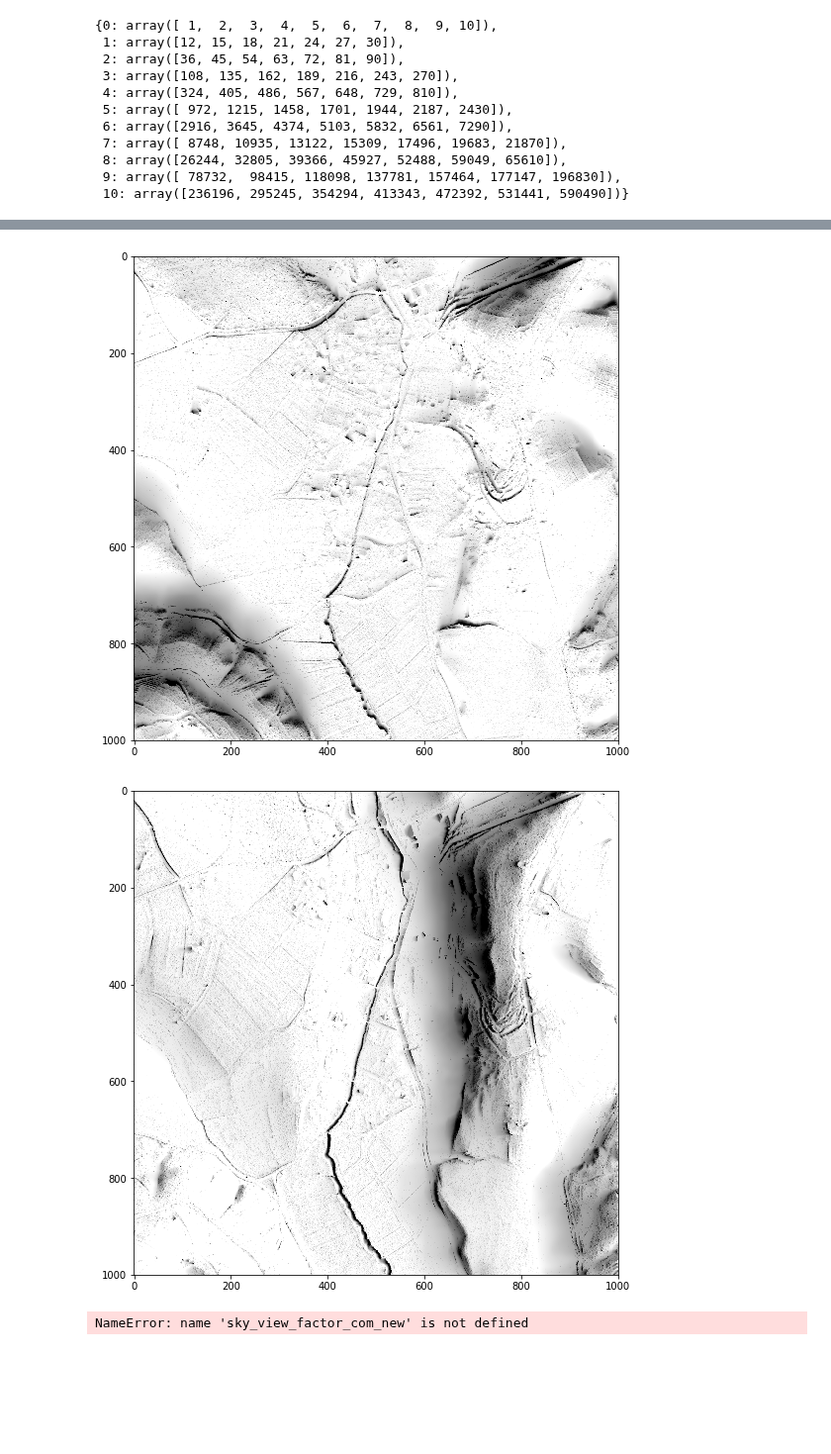
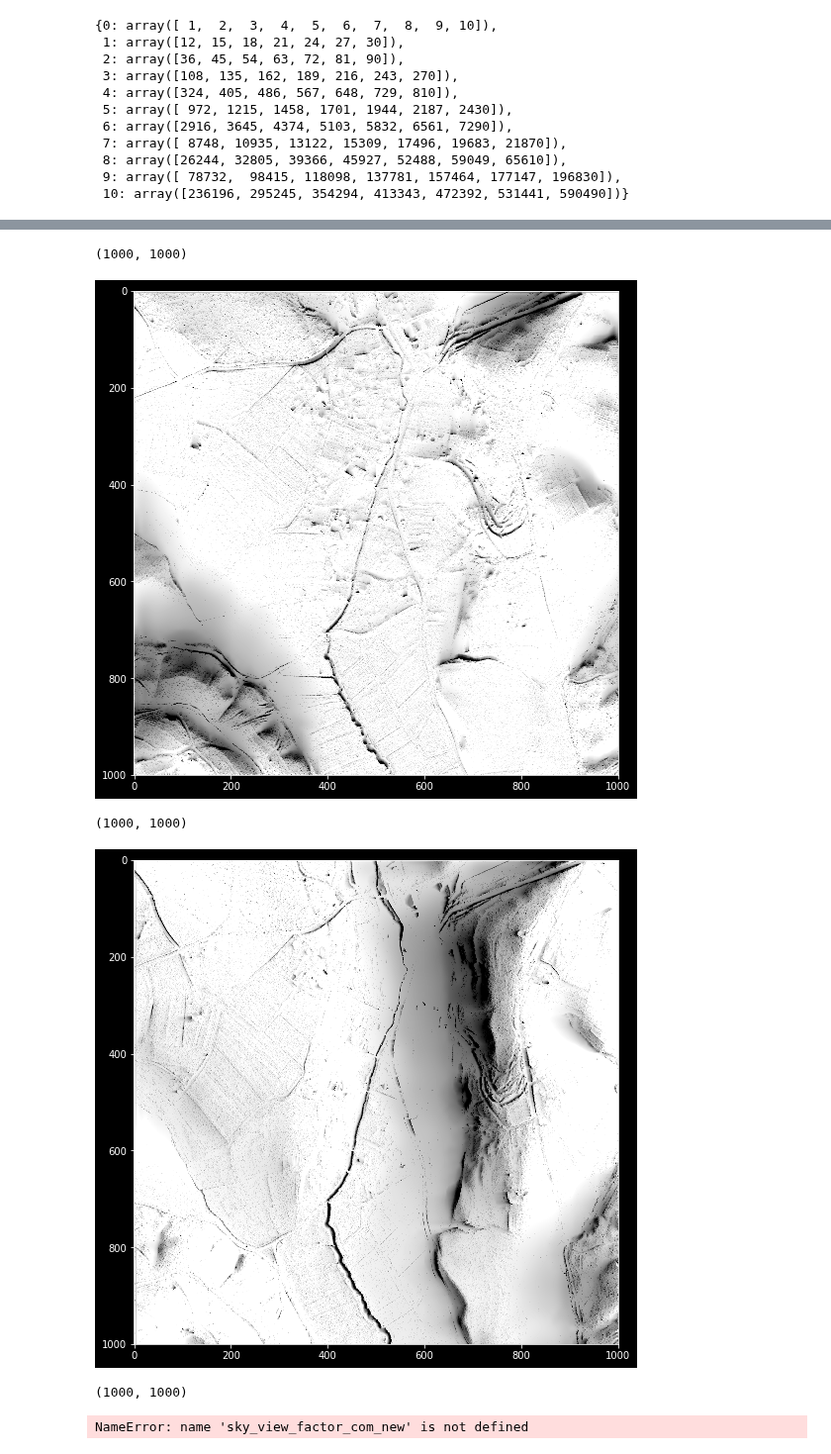
Before and after one commit to EarthObservation/RVT_py, a Jupyter notebook: rvt/ssky_illumination_klemen.ipynb, the cells around one changed output, grey strips where cells are left out. Shown at 99% size. Drawn from its saved outputs; the diff is of its cells as text; code cells hidden in the pictures; blank space fills up the shorter version.

Commit message:
corrected bug in pyramids, it is still not perfect for the even pyramid scales, if you keep it odd, then it works

```diff
--- a/rvt/ssky_illumination_klemen.ipynb
+++ b/rvt/ssky_illumination_klemen.ipynb
@@ -154,9 +189,9 @@ def horizon_generate_coarse_dem(dem_fine,
 # %%
 def horizon_generate_pyramids(dem,
-                              num_directions=32,
+                              num_directions=4,
                               max_fine_radius=100,
                               max_pyramid_radius=10,
-                              pyramid_scale=3,
+                              pyramid_scale=5,
                               ):
 
     # In the levels higher than 1, determin the minimal search distance
@@ -184,7 +219,7 @@ def horizon_generate_pyramids(dem,
         conv_from = -conv_to
 
     # initializations
-    pyramid_levels = 1
+    pyramid_levels = 0
     work = True
     pyramid = {}
 
@@ -204,7 +239,7 @@ def horizon_generate_pyramids(dem,
             # the level 0 contains the other min_radius as the rest of levels
             if level==0:
                 min_radius = 1
-                dem_fine = np.copy(np.pad(dem, max_pyramid_radius, mode="edge"))
+                dem_fine = np.copy(np.pad(dem, max_pyramid_radius, mode="constant", constant_values=dem.min()))
             else:
                 min_radius = min_pyramid_radius
                 dem_fine = np.copy(dem_coarse)
@@ -233,6 +268,8 @@ def horizon_generate_pyramids(dem,
 #                 "lin_coarse": lin_coarse,
 #                 "col_coarse": col_coarse,
                 }
+#             plt.imshow(dem_fine)
+#             plt.show()
 
     return pyramid
 # %%
@@ -253,6 +281,6 @@ print(pyramid[3]["dem"].shape)
 # %%
-a=horizon_shift_vector(8, 4, 4)
-for i in a.keys():
-    print(f"angle {i}")
-    for j in a[i]:
-        print(f"{j}: {a[i][j]}")
+# a=horizon_shift_vector(8, 4, 4)
+# for i in a.keys():
+#     print(f"angle {i}")
+#     for j in a[i]:
+#         print(f"{j}: {a[i][j]}")
@@ -281,7 +291,9 @@ distance: [4.24264069]
 #                             radius_max=10,
 #                             radius_min=1,
 num_directions=4
-max_fine_radius=100
+max_fine_radius=200
+pyramid_scale=3
+max_pyramid_radius=10
 #                             compute_svf=True,
 #                             compute_opns=False,
 #                             compute_asvf=False,
@@ -319,8 +331,8 @@ max_fine_radius=100
 pyramid = horizon_generate_pyramids(dem,
                                     num_directions=num_directions,
                                     max_fine_radius=max_fine_radius,
-                                    max_pyramid_radius=10,
-                                    pyramid_scale=3,)
+                                    max_pyramid_radius=max_pyramid_radius,
+                                    pyramid_scale=pyramid_scale,)
 n_levels = np.max([i for i in pyramid])
 # get the convolution window indices
 conv_to = int(np.floor(pyramid_scale/2.))
@@ -362,6 +374,9 @@ for i_dir, direction in enumerate(pyramid[0]["shift"]):
     for i_level in reversed(range(n_levels+1)):
         height = pyramid[i_level]["dem"]
         move = pyramid[i_level]["shift"]
+#         plt.figure(figsize=(9,9))
+#         plt.imshow(height, cmap="gray")
+#         plt.show()
 
         # ... and to the search radius
         for i_rad, radius in enumerate(move[direction]["distance"]):
@@ -377,19 +392,28 @@ for i_dir, direction in enumerate(pyramid[0]["shift"]):
 #         plt.show()
         # resample the max_slope to a lower pyramid level
         if i_level > 0:
-            lin_fine = pyramid[i_level-1]["i_lin"] + conv_from + max_pyramid_radius*pyramid_scale
-            col_fine = pyramid[i_level-1]["i_col"] + conv_from + max_pyramid_radius*pyramid_scale
+            lin_fine = pyramid[i_level-1]["i_lin"] + (conv_from + max_pyramid_radius*pyramid_scale - max_pyramid_radius)
+            col_fine = pyramid[i_level-1]["i_col"] + (conv_from + max_pyramid_radius*pyramid_scale - max_pyramid_radius)
             lin_coarse = pyramid[i_level]["i_lin"] * pyramid_scale
             col_coarse = pyramid[i_level]["i_col"] * pyramid_scale
-#             print(lin_coarse.shape, col_coarse.shape, max_slope.shape)
+#             print("fine", lin_fine,)
+#             print("coarse", lin_coarse)
+#             print("coarse-shape", max_slope.shape)
+#             plt.figure(figsize=(9,9))
+#             plt.imshow(max_slope, cmap="gray")
+#             plt.show()
             interp_spline = RectBivariateSpline(lin_coarse, col_coarse, max_slope)
             max_slope = interp_spline(lin_fine, col_fine)
+#             plt.figure(figsize=(9,9))
+#             plt.imshow(max_slope, cmap="gray")
+#             plt.show()
 
 #     # convert to angle in radians and compute directional output
     _ = np.arctan(max_slope[max_pyramid_radius:-max_pyramid_radius, max_pyramid_radius:-max_pyramid_radius])
     plt.figure(figsize=(9,9))
     plt.imshow(-_*57., cmap="gray", vmin=-30., vmax=0)
     plt.show()
+    print(_.shape)
 #     if compute_svf:
 #         svf_out = svf_out + (1 - np.sin(np.maximum(_,0)))
 #     if compute_asvf:
@@ -415,5 +440,8 @@ for i_dir, direction in enumerate(pyramid[0]["shift"]):
+(1000, 1000)
-[figure, old version]
+[figure, new version]
+(1000, 1000)
-[figure, old version]
+[figure, new version]
+(1000, 1000)
 # %%
 tic = time.time()
 new = sky_view_factor_com_new(dem,
```
Also changed, not shown: parts of 8 cells of this notebook.
